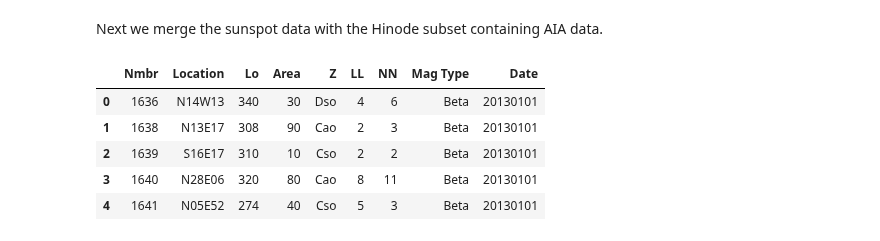
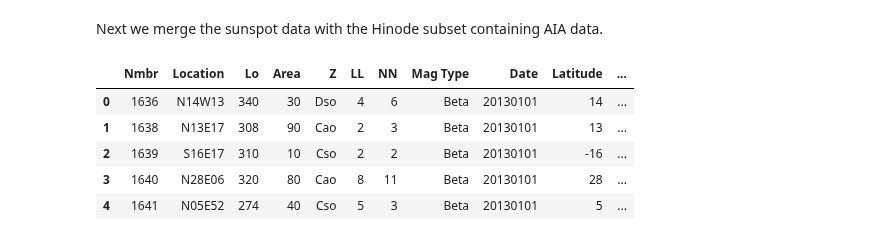
Before and after one commit to Nschanche/Flare_peaks, a Jupyter notebook: flare_project.ipynb, the cells around one changed output. Saved outputs shown, nothing was run; the diff lists cells and outputs as text; code cells hidden in the pictures.

Commit message:
Merge sunspot and swpc data.

```diff
--- a/flare_project.ipynb
+++ b/flare_project.ipynb
@@ -96,11 +96,29 @@ The latidude may matter because of the solar cycle.  As the solar cycle goes fro
 flare_catalog = flare_catalog.drop(['RHESSI','NoRH'], 1)
 flare_catalog.head()
 
+# Converts a latitude-longitude string to a signed longitude (int)
+def parse_longitude(location):
+    """Converts a value like N14W13 to -13"""
+    mobj = re.match(r"[NS]\d{2}([EW])(\d{2})", location)
+    if mobj.group(1) == "E":
+        return int(mobj.group(2))
+    else:
+        return -1 * int(mobj.group(2))
+
+# Converts a latitude-longitude string to a signed latitude (int)
+def parse_latitude(location):
+    """Converts a value like N14W13 to 14"""
+    mobj = re.match(r"([NS])(\d{2})[EW]\d{2}", location)
+    if mobj.group(1) == "N":
+        return int(mobj.group(2))
+    else:
+        return -1 * int(mobj.group(2))
+
 # Add new columns for the heliographic latitude and longitude.
-flare_catalog["latitude"] = flare_catalog['AR location'].apply(
-    lambda x: re.match("[NS](\d{2})[EW](\d{2})", x).group(1))
-flare_catalog["longitude"] = flare_catalog['AR location'].apply(
-    lambda x: re.match("[NS](\d{2})[EW](\d{2})", x).group(2))
+flare_catalog["latitude"] = flare_catalog['AR location'].apply(parse_latitude)
+flare_catalog["longitude"] = flare_catalog['AR location'].apply(parse_longitude)
+
+flare_catalog['X-ray letter'] = flare_catalog["X-ray class"].apply(lambda x: x[0])
 
 # Only look at dates after January of 2013.
 # This is a somewhat arbitrary cutoff. We need dates after 2010 because
@@ -1080,12 +1054,14 @@ There does seem to be an obvious concentration of 171 events seen on the left si
 Next we merge the sunspot data with the Hinode subset containing AIA data.
 # %%
 combined_sunspots = pd.concat([get_sunspots(2013), get_sunspots(2014)])
+combined_sunspots["Latitude"] = combined_sunspots["Location"].apply(parse_latitude)
+combined_sunspots["Longitude"] = combined_sunspots["Location"].apply(parse_longitude)
 combined_sunspots.reset_index(drop=True, inplace=True)
 combined_sunspots.head()
 # %% [output]
-|  | Nmbr | Location | Lo | Area | Z | LL | NN | Mag Type | Date |
-| 0 | 1636 | N14W13 | 340 | 30 | Dso | 4 | 6 | Beta | 20130101 |
-| 1 | 1638 | N13E17 | 308 | 90 | Cao | 2 | 3 | Beta | 20130101 |
-| 2 | 1639 | S16E17 | 310 | 10 | Cso | 2 | 2 | Beta | 20130101 |
-| 3 | 1640 | N28E06 | 320 | 80 | Cao | 8 | 11 | Beta | 20130101 |
-| 4 | 1641 | N05E52 | 274 | 40 | Cso | 5 | 3 | Beta | 20130101 |
+|  | Nmbr | Location | Lo | Area | Z | LL | NN | Mag Type | Date | Latitude | ... |
+| 0 | 1636 | N14W13 | 340 | 30 | Dso | 4 | 6 | Beta | 20130101 | 14 | ... |
+| 1 | 1638 | N13E17 | 308 | 90 | Cao | 2 | 3 | Beta | 20130101 | 13 | ... |
+| 2 | 1639 | S16E17 | 310 | 10 | Cso | 2 | 2 | Beta | 20130101 | -16 | ... |
+| 3 | 1640 | N28E06 | 320 | 80 | Cao | 8 | 11 | Beta | 20130101 | 28 | ... |
+| 4 | 1641 | N05E52 | 274 | 40 | Cso | 5 | 3 | Beta | 20130101 | 5 | ... |
```
Also changed, not shown: parts of 11 cells of this notebook.
